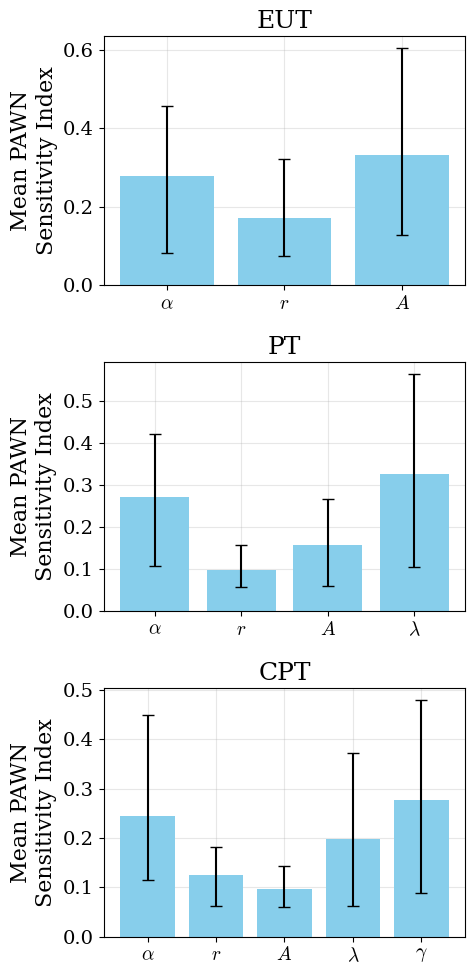
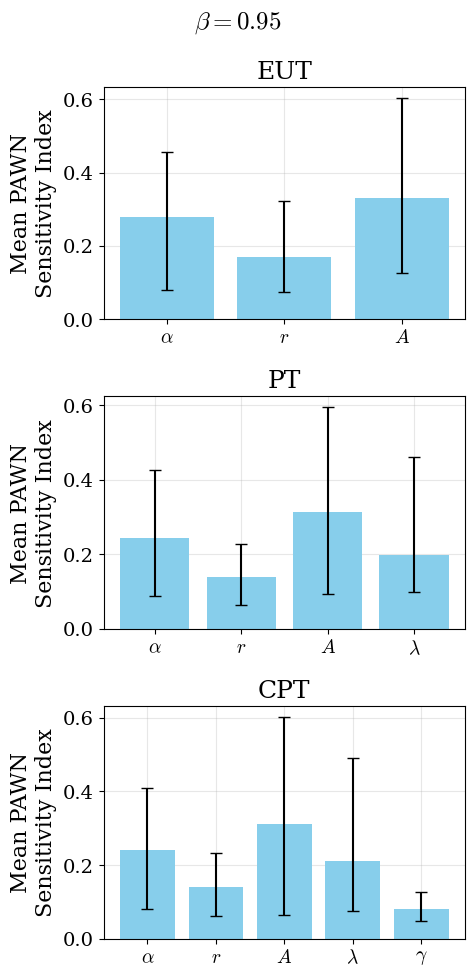
The notebook cell's code change between the first figure and the second:
--- before
+++ after
@@ -1,2 +1,25 @@
+data = {}
+
+beta = str(95)
+
+with open(f"../data/eut/eut_{beta}/params", "rb") as f:
+    P = pickle.load(f)
+with open(f"../data/eut/eut_{beta}/sen_welfare", "rb") as f:
+    S = pickle.load(f)
+data["eut"] = (P,S)
+
+with open(f"../data/pt/pt_{beta}/params", "rb") as f:
+    P = pickle.load(f)
+with open(f"../data/pt/pt_{beta}/sen_welfare", "rb") as f:
+    S = pickle.load(f)
+data["pt"] = (P,S)
+
+with open(f"../data/cpt/cpt_kt_{beta}/params", "rb") as f:
+    P = pickle.load(f)
+with open(f"../data/cpt/cpt_kt_{beta}/sen_welfare", "rb") as f:
+    S = pickle.load(f)
+data["cpt"] = (P,S)
+
+
 fig, axs = plt.subplots(3, 1, figsize=(5,10))
 for i,key in enumerate(["eut", "pt", "cpt"]):
@@ -39,5 +62,6 @@
     axs[i].grid(alpha=0.3)
 
+plt.suptitle(rf"$\beta=0.{beta}$")
 plt.tight_layout()
-plt.savefig("../figures/pawn_gsa.pdf", bbox_inches="tight")
+#plt.savefig("../figures/pawn_gsa.pdf", bbox_inches="tight")
 plt.show()    

Commit: update sensitivity analysis notebook